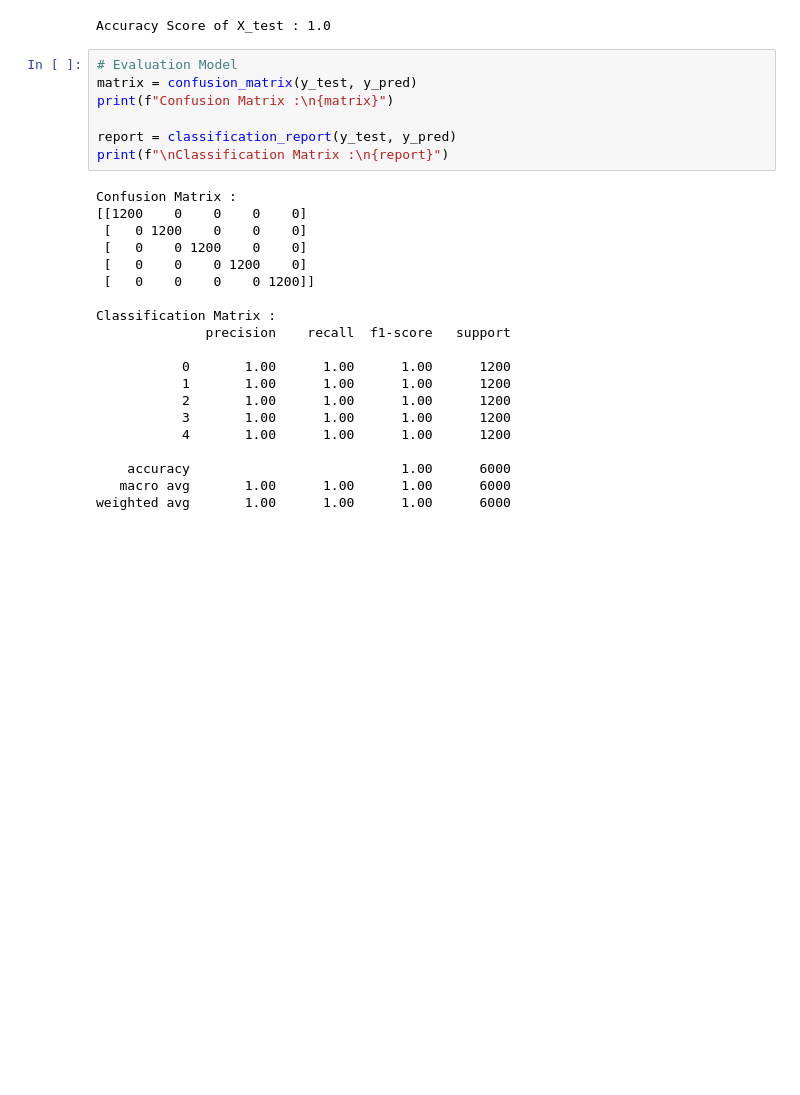
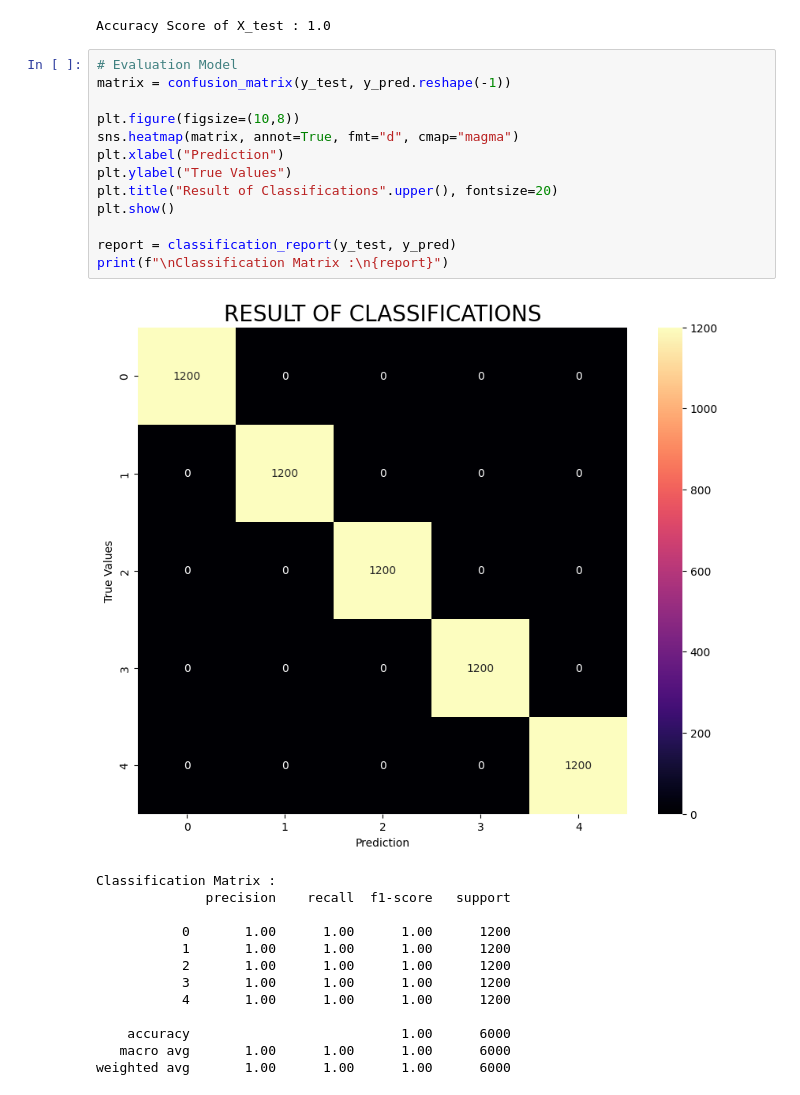
Before and after one commit to farzah14/UPI_Transactions, a Jupyter notebook: upi_transactions_ML.ipynb, the cells around one changed output. Cells and saved outputs as stored; diff of their text form; blank space fills up the shorter version.

Commit message:
Update : Add Heatmap For Confusioon MAtrix

```diff
--- a/upi_transactions_ML.ipynb
+++ b/upi_transactions_ML.ipynb
@@ -101,19 +100,19 @@ print(f"Accuracy Score of X_test : {accuracy_score(y_test, y_pred)}")
 Accuracy Score of X_test : 1.0
 # %%
 # Evaluation Model
-matrix = confusion_matrix(y_test, y_pred)
-print(f"Confusion Matrix :\n{matrix}")
+matrix = confusion_matrix(y_test, y_pred.reshape(-1))
+
+plt.figure(figsize=(10,8))
+sns.heatmap(matrix, annot=True, fmt="d", cmap="magma")
+plt.xlabel("Prediction")
+plt.ylabel("True Values")
+plt.title("Result of Classifications".upper(), fontsize=20)
+plt.show()
 
 report = classification_report(y_test, y_pred)
 print(f"\nClassification Matrix :\n{report}")
 # %% [output]
+[figure, added]
-Confusion Matrix :
-[[1200    0    0    0    0]
- [   0 1200    0    0    0]
- [   0    0 1200    0    0]
- [   0    0    0 1200    0]
- [   0    0    0    0 1200]]
-
 Classification Matrix :
               precision    recall  f1-score   support
 
```
Also changed, not shown: parts of 1 cell of this notebook.
